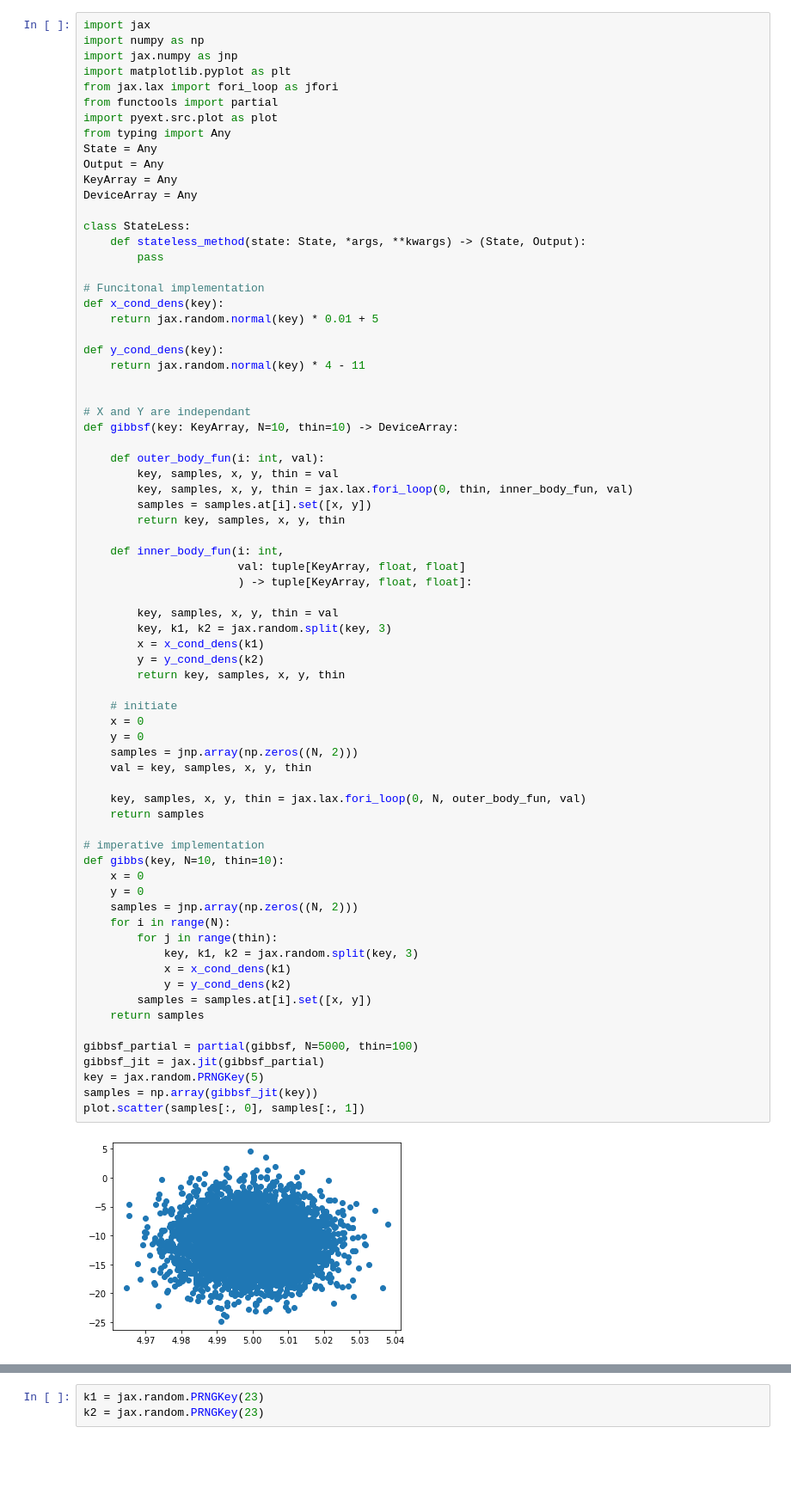
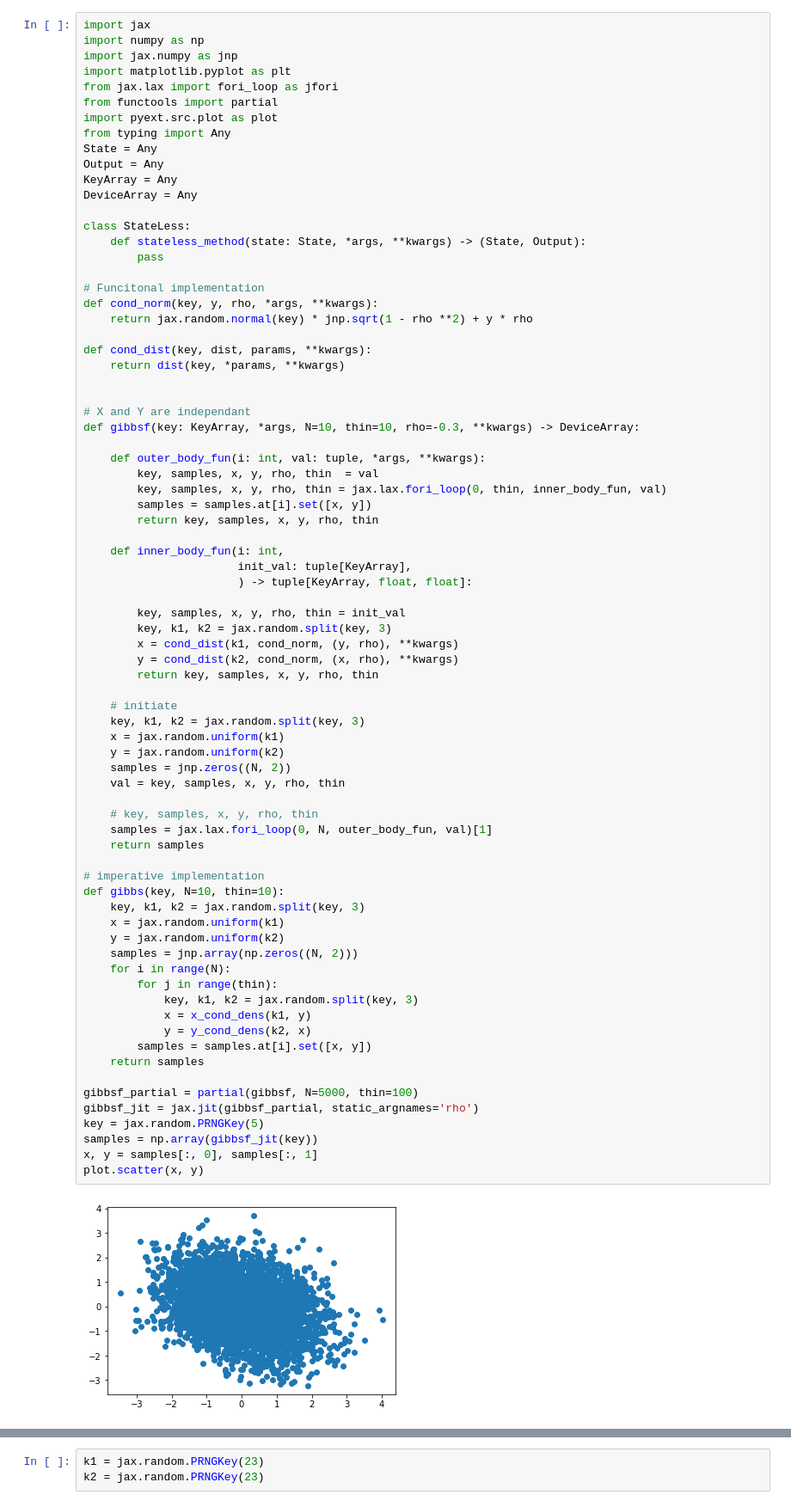
Before and after one commit to ajipalar/pynet, a Jupyter notebook: examples/functional_gibbs.ipynb, the cells around one changed output, grey strips where cells are left out. Shown at 86% size. Cells and saved outputs as stored; diff of their text form; blank space fills up the shorter version.

Commit message:
working bivaraite norm gibbs sampling

```diff
--- a/examples/functional_gibbs.ipynb
+++ b/examples/functional_gibbs.ipynb
@@ -17,58 +17,62 @@ class StateLess:
         pass
 
 # Funcitonal implementation
-def x_cond_dens(key):
-    return jax.random.normal(key) * 0.01 + 5
+def cond_norm(key, y, rho, *args, **kwargs):
+    return jax.random.normal(key) * jnp.sqrt(1 - rho **2) + y * rho
 
-def y_cond_dens(key):
-    return jax.random.normal(key) * 4 - 11
+def cond_dist(key, dist, params, **kwargs):
+    return dist(key, *params, **kwargs)
 
 
 # X and Y are independant
-def gibbsf(key: KeyArray, N=10, thin=10) -> DeviceArray:
+def gibbsf(key: KeyArray, *args, N=10, thin=10, rho=-0.3, **kwargs) -> DeviceArray:
 
-    def outer_body_fun(i: int, val):
-        key, samples, x, y, thin = val
-        key, samples, x, y, thin = jax.lax.fori_loop(0, thin, inner_body_fun, val)
+    def outer_body_fun(i: int, val: tuple, *args, **kwargs):
+        key, samples, x, y, rho, thin  = val
+        key, samples, x, y, rho, thin = jax.lax.fori_loop(0, thin, inner_body_fun, val)
         samples = samples.at[i].set([x, y])
-        return key, samples, x, y, thin
+        return key, samples, x, y, rho, thin
 
     def inner_body_fun(i: int,
-                       val: tuple[KeyArray, float, float]
+                       init_val: tuple[KeyArray],
                        ) -> tuple[KeyArray, float, float]:
 
-        key, samples, x, y, thin = val
+        key, samples, x, y, rho, thin = init_val
         key, k1, k2 = jax.random.split(key, 3)
-        x = x_cond_dens(k1)
-        y = y_cond_dens(k2)
-        return key, samples, x, y, thin
+        x = cond_dist(k1, cond_norm, (y, rho), **kwargs)
+        y = cond_dist(k2, cond_norm, (x, rho), **kwargs)
+        return key, samples, x, y, rho, thin
 
     # initiate
-    x = 0
-    y = 0
-    samples = jnp.array(np.zeros((N, 2)))
-    val = key, samples, x, y, thin
+    key, k1, k2 = jax.random.split(key, 3)
+    x = jax.random.uniform(k1)
+    y = jax.random.uniform(k2)
+    samples = jnp.zeros((N, 2))
+    val = key, samples, x, y, rho, thin
 
-    key, samples, x, y, thin = jax.lax.fori_loop(0, N, outer_body_fun, val)
+    # key, samples, x, y, rho, thin
+    samples = jax.lax.fori_loop(0, N, outer_body_fun, val)[1]
     return samples
 
 # imperative implementation
 def gibbs(key, N=10, thin=10):
-    x = 0
-    y = 0
+    key, k1, k2 = jax.random.split(key, 3)
+    x = jax.random.uniform(k1)
+    y = jax.random.uniform(k2)
     samples = jnp.array(np.zeros((N, 2)))
     for i in range(N):
         for j in range(thin):
             key, k1, k2 = jax.random.split(key, 3)
-            x = x_cond_dens(k1)
-            y = y_cond_dens(k2)
+            x = x_cond_dens(k1, y)
+            y = y_cond_dens(k2, x)
         samples = samples.at[i].set([x, y])
     return samples
 
 gibbsf_partial = partial(gibbsf, N=5000, thin=100)
-gibbsf_jit = jax.jit(gibbsf_partial)
+gibbsf_jit = jax.jit(gibbsf_partial, static_argnames='rho')
 key = jax.random.PRNGKey(5)
 samples = np.array(gibbsf_jit(key))
-plot.scatter(samples[:, 0], samples[:, 1])
+x, y = samples[:, 0], samples[:, 1]
+plot.scatter(x, y)
 # %% [output]
-[figure, old version]
+[figure, new version]
```
Also changed, not shown: parts of 31 cells of this notebook.
